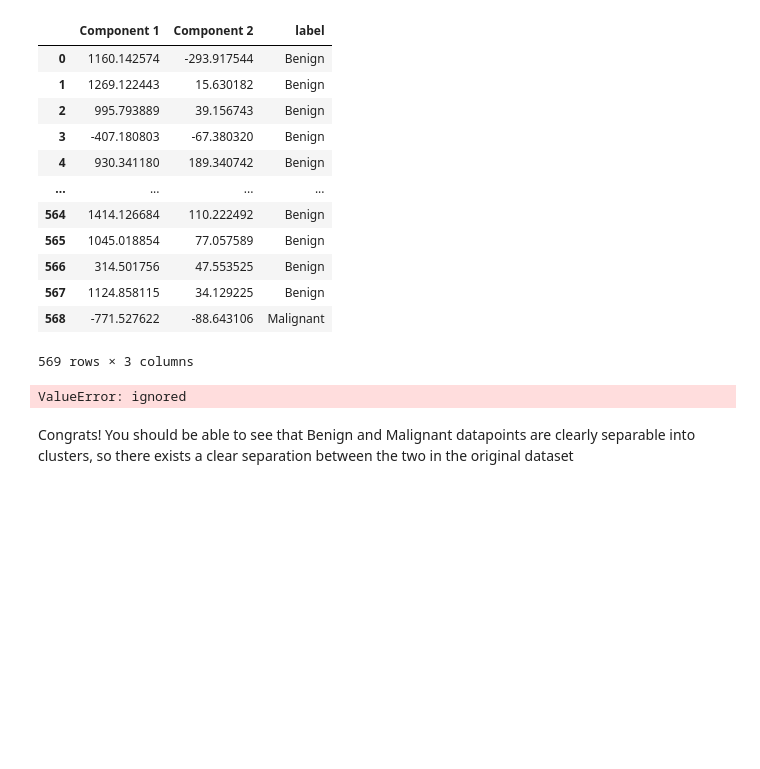
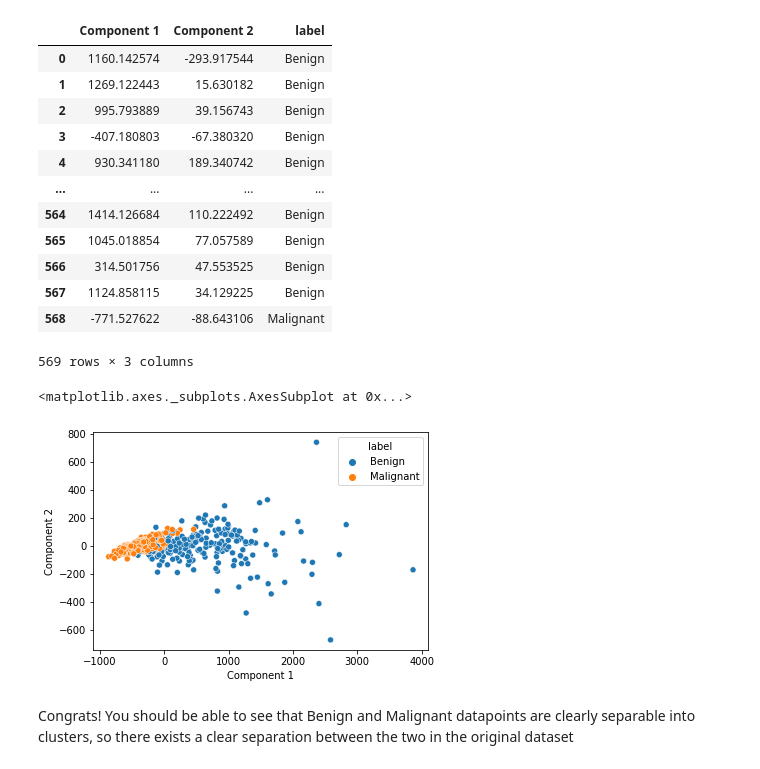
Before and after one commit to gtoubian/cce, a Jupyter notebook: Preprocessing_Workshop.ipynb, the cells around one changed output. Cells and saved outputs as stored; diff of their text form; code cells hidden in the pictures; blank space fills up the shorter version.

```diff
--- a/Preprocessing_Workshop.ipynb
+++ b/Preprocessing_Workshop.ipynb
@@ -175,8 +175,9 @@ pcabreast
 | 568 | -771.527622 | -88.643106 | Malignant |
 569 rows × 3 columns
 # %%
-sns.scatterplot(data=pcabreast, x = 'component 1', y = 'component 2', hue = 'label')
+sns.scatterplot(data=pcabreast, x = 'Component 1', y = 'Component 2', hue = 'label')
 # %% [output]
-ValueError: ignored
+<matplotlib.axes._subplots.AxesSubplot at 0x...>
+[figure, added]
 # %% [markdown]
 Congrats! You should be able to see that Benign and Malignant datapoints are clearly separable into clusters, so there exists a clear separation between the two in the original dataset
```
